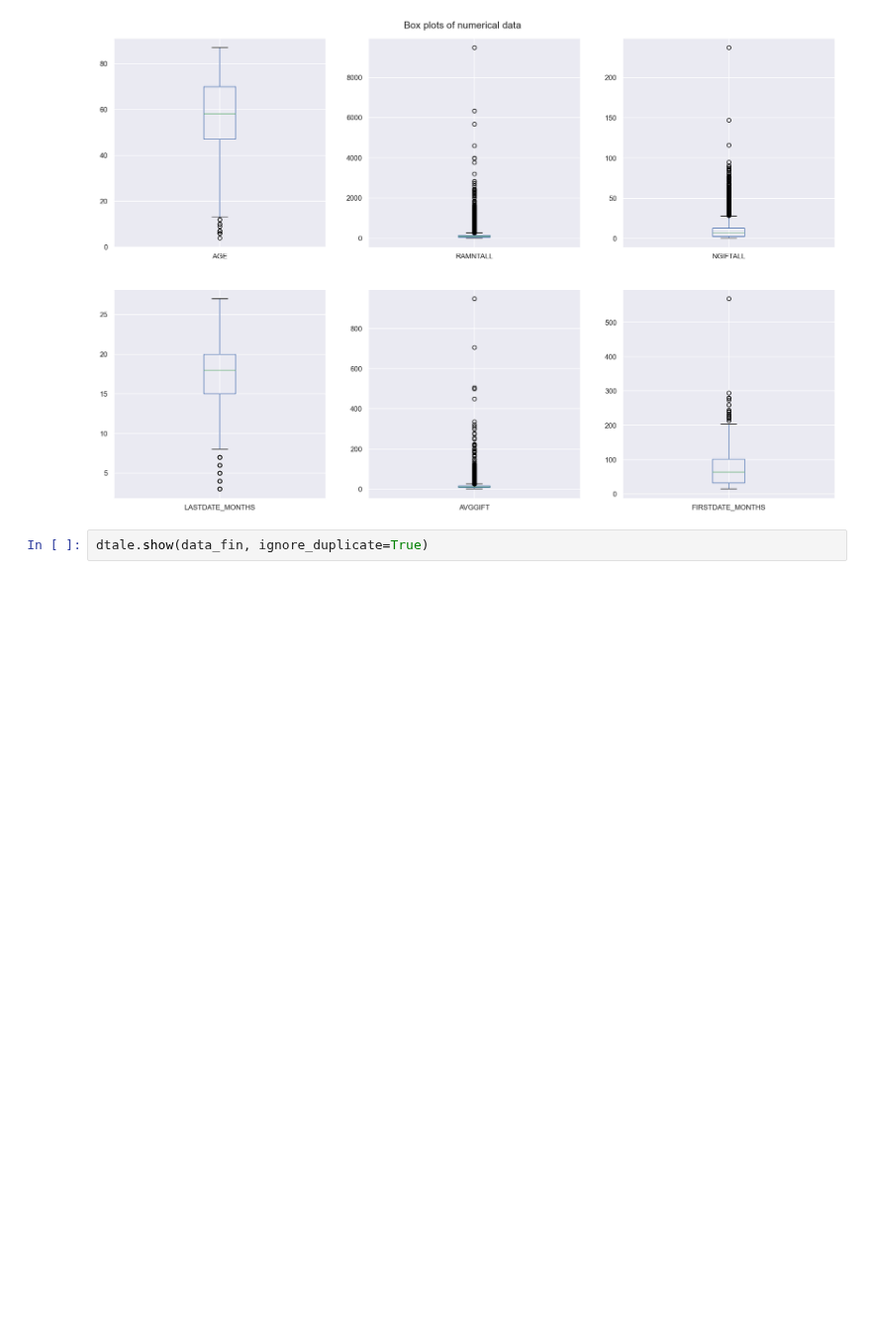
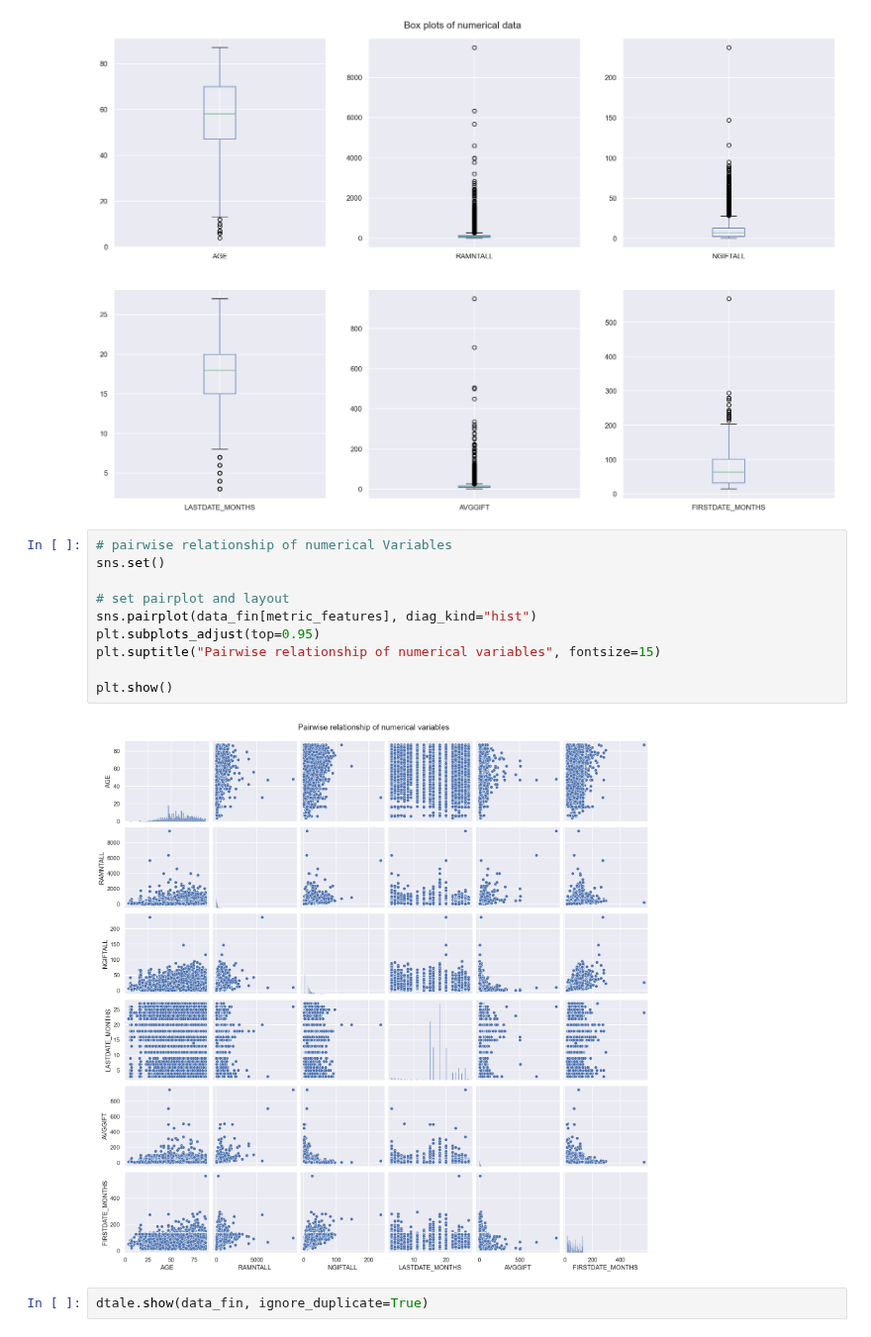
Before and after one commit to fredericosantos/ims_DM_Project, a Jupyter notebook: svitlana_new.ipynb, the cells around one changed output. Shown at 99% size. Drawn from its saved outputs; the diff is of its cells as text; blank space fills up the shorter version.

```diff
--- a/svitlana_new.ipynb
+++ b/svitlana_new.ipynb
@@ -540,6 +540,18 @@ plt.suptitle("Box plots of numerical data", fontsize=15)
 plt.show()
 # %% [output]
 [figure]
+# %%
+# pairwise relationship of numerical Variables
+sns.set()
+
+# set pairplot and layout
+sns.pairplot(data_fin[metric_features], diag_kind="hist")
+plt.subplots_adjust(top=0.95)
+plt.suptitle("Pairwise relationship of numerical variables", fontsize=15)
+
+plt.show()
+# %% [output]
+[figure, added]
 # %%
 dtale.show(data_fin, ignore_duplicate=True)
 # %%
```
